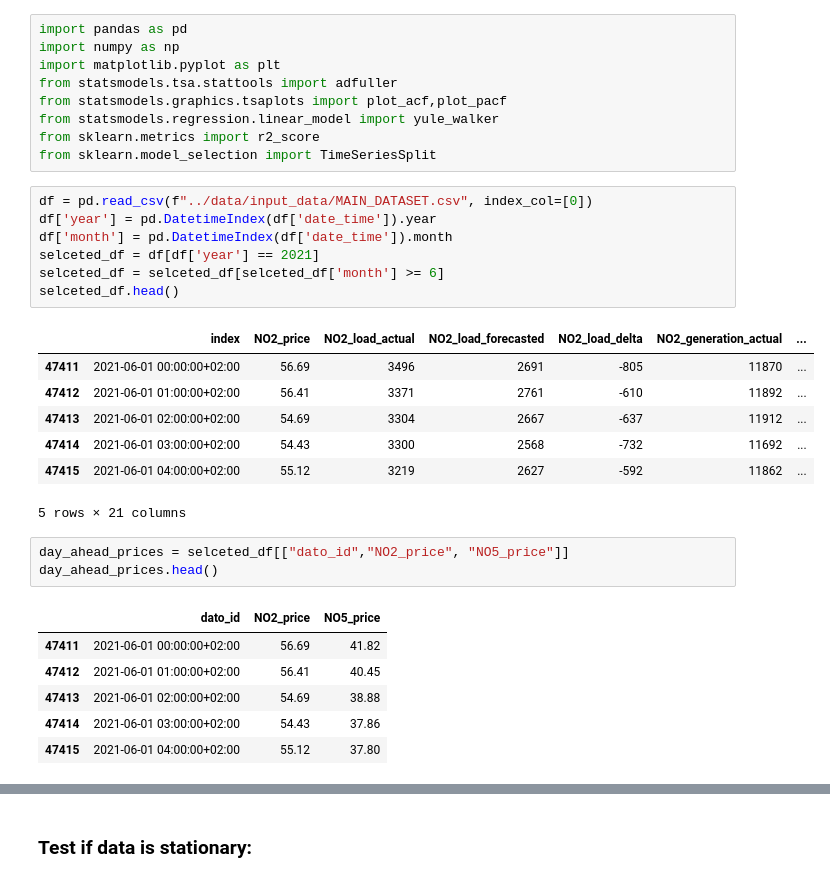
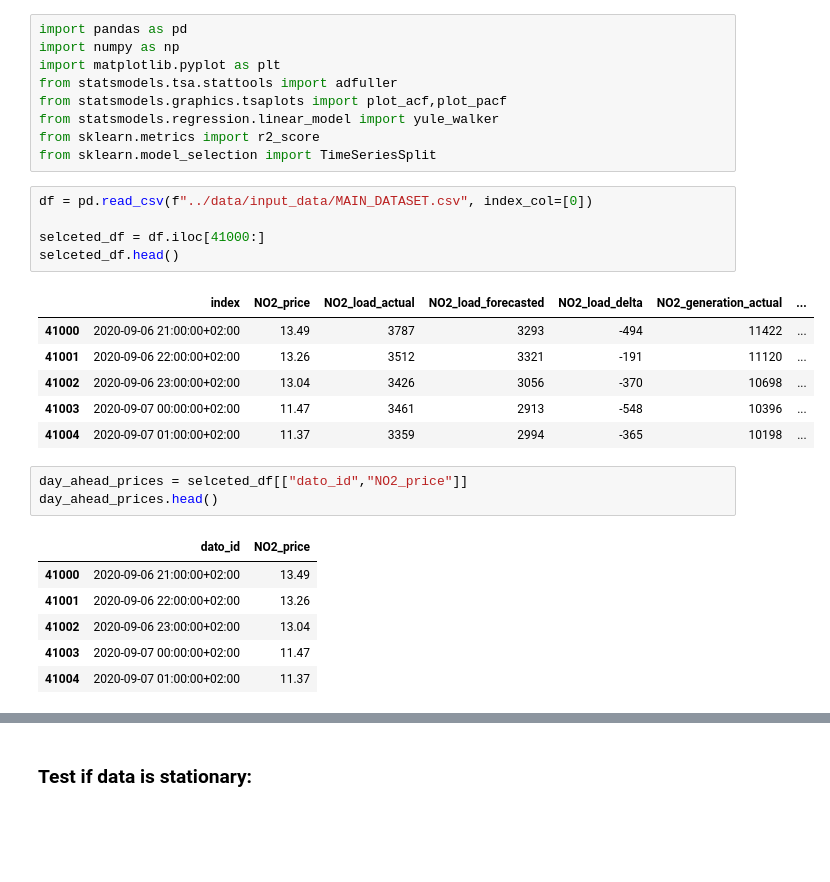
Before and after one commit to AndreasBordvik/FYS-STK4155-Prj3_report, a Jupyter notebook: code/trend_analysis_2.ipynb, the cells around one changed output, grey strips where cells are left out. Cells and saved outputs as stored; diff of their text form; blank space fills up the shorter version.

```diff
--- a/code/trend_analysis_2.ipynb
+++ b/code/trend_analysis_2.ipynb
@@ -9,29 +9,26 @@ from sklearn.metrics import r2_score
 from sklearn.model_selection import TimeSeriesSplit
 # %%
 df = pd.read_csv(f"../data/input_data/MAIN_DATASET.csv", index_col=[0])
-df['year'] = pd.DatetimeIndex(df['date_time']).year
-df['month'] = pd.DatetimeIndex(df['date_time']).month
-selceted_df = df[df['year'] == 2021]
-selceted_df = selceted_df[selceted_df['month'] >= 6]
+
+selceted_df = df.iloc[41000:]
 selceted_df.head()
 # %% [output]
 |  | index | NO2_price | NO2_load_actual | NO2_load_forecasted | NO2_load_delta | NO2_generation_actual | ... |
-| 47411 | 2021-06-01 00:00:00+02:00 | 56.69 | 3496 | 2691 | -805 | 11870 | ... |
-| 47412 | 2021-06-01 01:00:00+02:00 | 56.41 | 3371 | 2761 | -610 | 11892 | ... |
-| 47413 | 2021-06-01 02:00:00+02:00 | 54.69 | 3304 | 2667 | -637 | 11912 | ... |
-| 47414 | 2021-06-01 03:00:00+02:00 | 54.43 | 3300 | 2568 | -732 | 11692 | ... |
-| 47415 | 2021-06-01 04:00:00+02:00 | 55.12 | 3219 | 2627 | -592 | 11862 | ... |
+| 41000 | 2020-09-06 21:00:00+02:00 | 13.49 | 3787 | 3293 | -494 | 11422 | ... |
+| 41001 | 2020-09-06 22:00:00+02:00 | 13.26 | 3512 | 3321 | -191 | 11120 | ... |
+| 41002 | 2020-09-06 23:00:00+02:00 | 13.04 | 3426 | 3056 | -370 | 10698 | ... |
+| 41003 | 2020-09-07 00:00:00+02:00 | 11.47 | 3461 | 2913 | -548 | 10396 | ... |
+| 41004 | 2020-09-07 01:00:00+02:00 | 11.37 | 3359 | 2994 | -365 | 10198 | ... |
-5 rows × 21 columns
 # %%
-day_ahead_prices = selceted_df[["dato_id","NO2_price", "NO5_price"]]
+day_ahead_prices = selceted_df[["dato_id","NO2_price"]]
 day_ahead_prices.head()
 # %% [output]
-|  | dato_id | NO2_price | NO5_price |
-| 47411 | 2021-06-01 00:00:00+02:00 | 56.69 | 41.82 |
-| 47412 | 2021-06-01 01:00:00+02:00 | 56.41 | 40.45 |
-| 47413 | 2021-06-01 02:00:00+02:00 | 54.69 | 38.88 |
-| 47414 | 2021-06-01 03:00:00+02:00 | 54.43 | 37.86 |
-| 47415 | 2021-06-01 04:00:00+02:00 | 55.12 | 37.80 |
+|  | dato_id | NO2_price |
+| 41000 | 2020-09-06 21:00:00+02:00 | 13.49 |
+| 41001 | 2020-09-06 22:00:00+02:00 | 13.26 |
+| 41002 | 2020-09-06 23:00:00+02:00 | 13.04 |
+| 41003 | 2020-09-07 00:00:00+02:00 | 11.47 |
+| 41004 | 2020-09-07 01:00:00+02:00 | 11.37 |
 # %%
 ax = day_ahead_prices.plot()
 ax.set_ylabel("Day Ahead Price")
```
Also changed, not shown: parts of 5 cells of this notebook, 13 other files.
